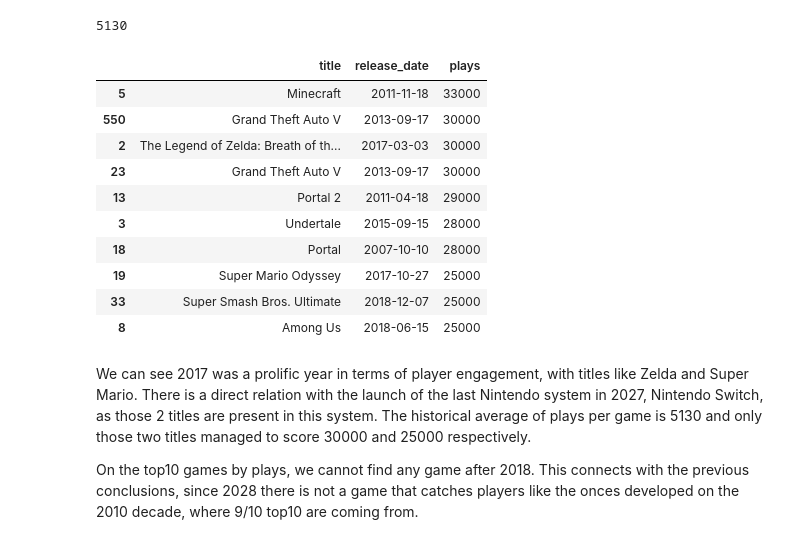
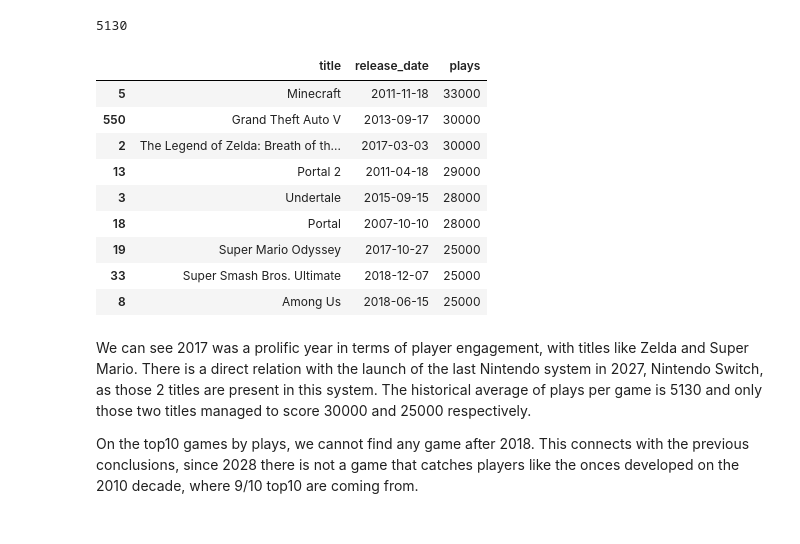
Before and after one commit to oglezsan/project1-vganalysis, a Jupyter notebook: notebooks/vganalysis.ipynb, the cells around one changed output. Saved outputs shown, nothing was run; the diff lists cells and outputs as text; code cells hidden in the pictures.

```diff
--- a/notebooks/vganalysis.ipynb
+++ b/notebooks/vganalysis.ipynb
@@ -278,12 +292,13 @@ avg_plays
 # %%
 top_games_plays = df.sort_values(by="plays", ascending=False).head(10)
 top_games_plays[["title","release_date","plays"]]
+top_games_plays_unique = top_games_plays.drop_duplicates(subset='title')
+top_games_plays_unique[['title', 'release_date', 'plays']]
 # %% [output]
 |  | title | release_date | plays |
 | 5 | Minecraft | 2011-11-18 | 33000 |
 | 550 | Grand Theft Auto V | 2013-09-17 | 30000 |
 | 2 | The Legend of Zelda: Breath of th... | 2017-03-03 | 30000 |
-| 23 | Grand Theft Auto V | 2013-09-17 | 30000 |
 | 13 | Portal 2 | 2011-04-18 | 29000 |
 | 3 | Undertale | 2015-09-15 | 28000 |
 | 18 | Portal | 2007-10-10 | 28000 |
```
Also changed, not shown: parts of 2 cells of this notebook, 3 other files.
